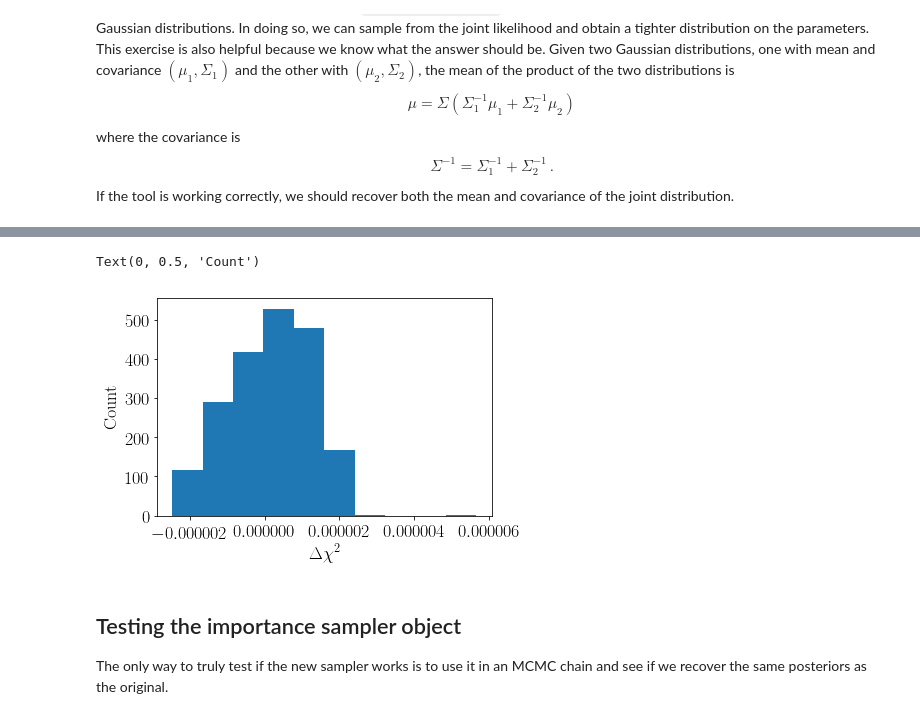
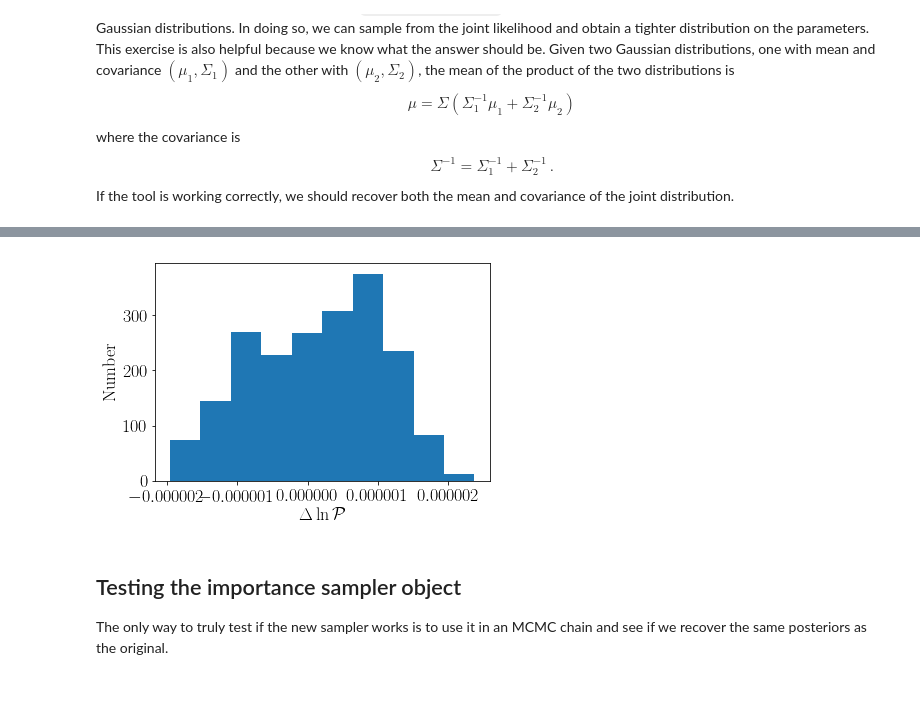
Before and after one commit to tmcclintock/AReconstructionTool, a Jupyter notebook: notebooks/Basic example 1--two Gaussians.ipynb, the cells around one changed output, grey strips where cells are left out. Saved outputs shown, nothing was run; the diff lists cells and outputs as text; code cells hidden in the pictures; blank space fills up the shorter version.

Commit message:
Reran two notebooks to get png figures.

```diff
--- a/notebooks/Basic example 1--two Gaussians.ipynb
+++ b/notebooks/Basic example 1--two Gaussians.ipynb
@@ -67,22 +66,22 @@ Text(0, 0.5, '$y$')
 # %%
 #Error on the prediction - looking at the differene in chi^2
 inds = RS.training_inds
 allinds = np.arange(N_samples)
 allinds = np.delete(allinds, inds)
 allinds = np.random.choice(allinds, size=2000, replace=False)
 lnL_predict = RS.predict(chain[allinds])
 
 lnL_train = lnlikes[allinds]
 
 lnL_diff = lnL_predict - lnL_train
 chi2_diff = lnL_train - lnL_predict
 
 plt.hist(chi2_diff)
-plt.xlabel(r"$\Delta\chi^2$")
-plt.ylabel("Count")
+plt.xlabel(r"$\Delta\ln\mathcal{P}$")
+plt.ylabel("Number")
+plt.savefig("lnP_example.png", dpi=300, bbox_inches="tight")
 # %% [output]
-Text(0, 0.5, 'Count')
-[figure, old version]
+[figure, new version]
 # %% [markdown]
 ## Testing the importance sampler object
 
```
Also changed, not shown: parts of 7 cells of this notebook, 1 other file.
